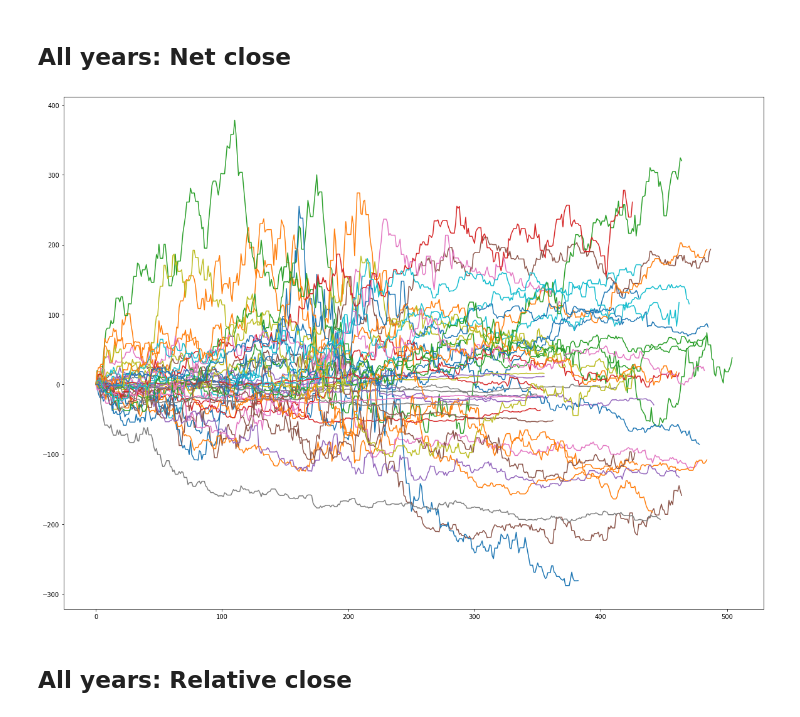
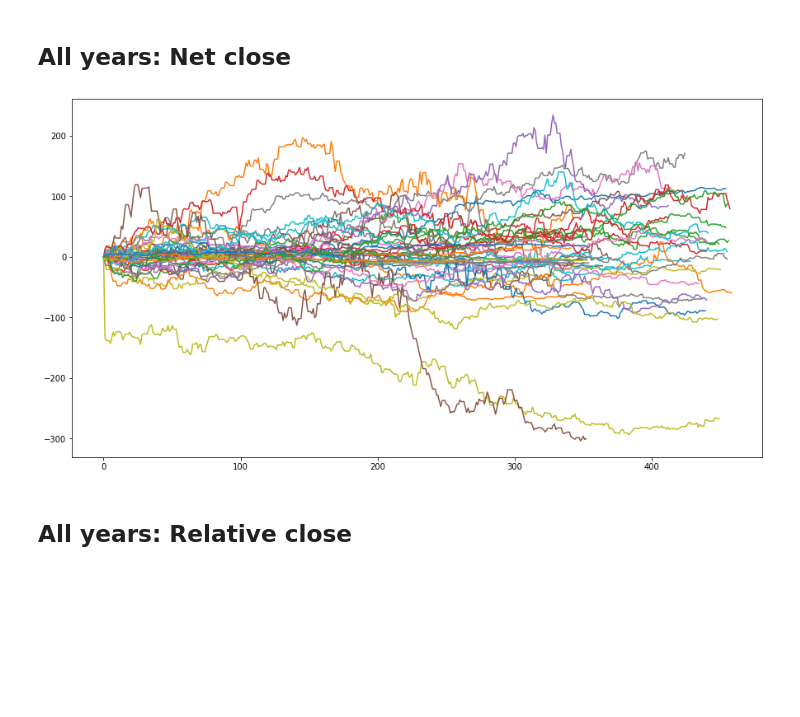
Before and after one commit to vin0110/classes, a Jupyter notebook: data_view.ipynb, the cells around one changed output. Drawn from its saved outputs; the diff is of its cells as text; code cells hidden in the pictures; blank space fills up the shorter version.

```diff
--- a/data_view.ipynb
+++ b/data_view.ipynb
@@ -104,9 +96,11 @@ def yearPlots(df, year):
 def allYears(col, month):
     _df = data[data['month'] == month]
     years = pd.unique(_df['year'])
+    plt.rcParams["figure.figsize"]=15,8
     for year in years:
         _df2 = _df[_df['year']==year]
         plt.plot(_df2['day'], _df2[col])
+    plt.show()
 # %%
 def overallStats(dfin, month, days=200):
     netlist = []
@@ -188,10 +182,10 @@ Contract plots for 1999/3
 # %% [markdown]
 ## All years: Net close
 # %%
-month = 1
+month = 3
 allYears('close_net', month)
 # %% [output]
-[figure, old version]
+[figure, new version]
 # %% [markdown]
 ## All years: Relative close
 # %%
```
Also changed, not shown: parts of 9 cells of this notebook, 1 other file.
